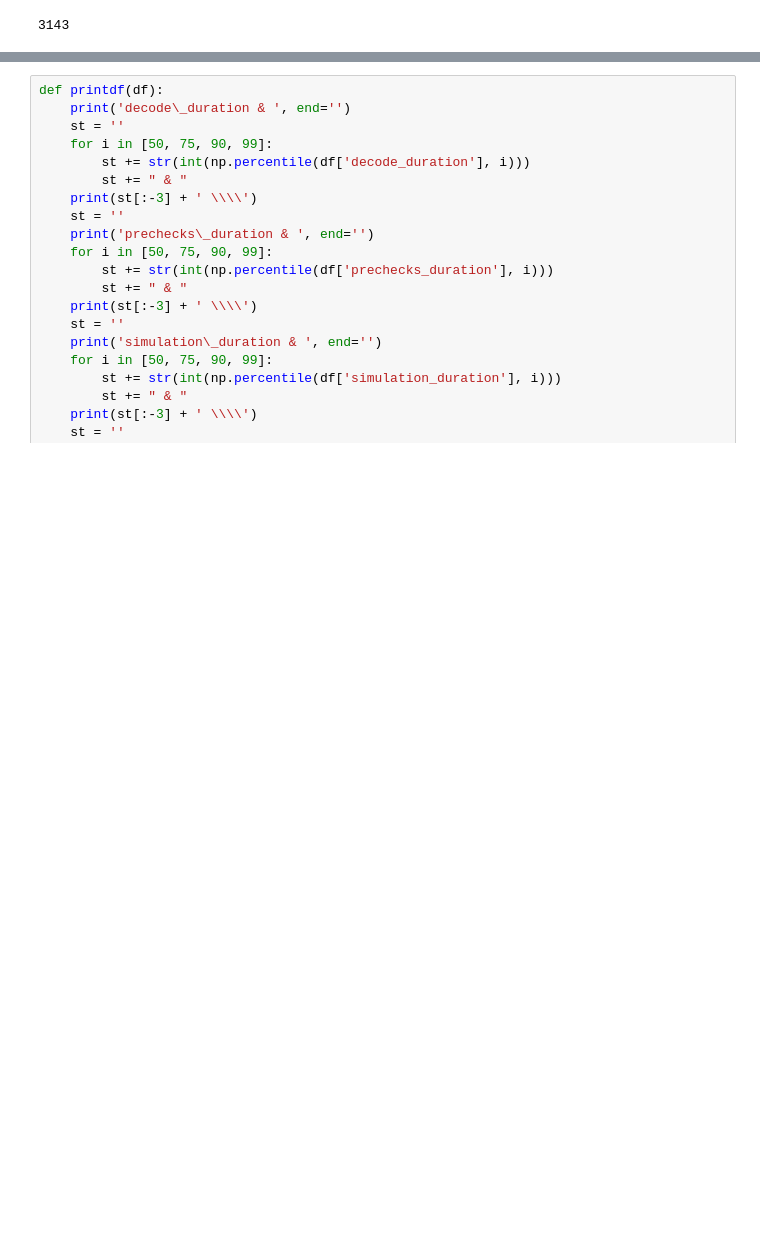
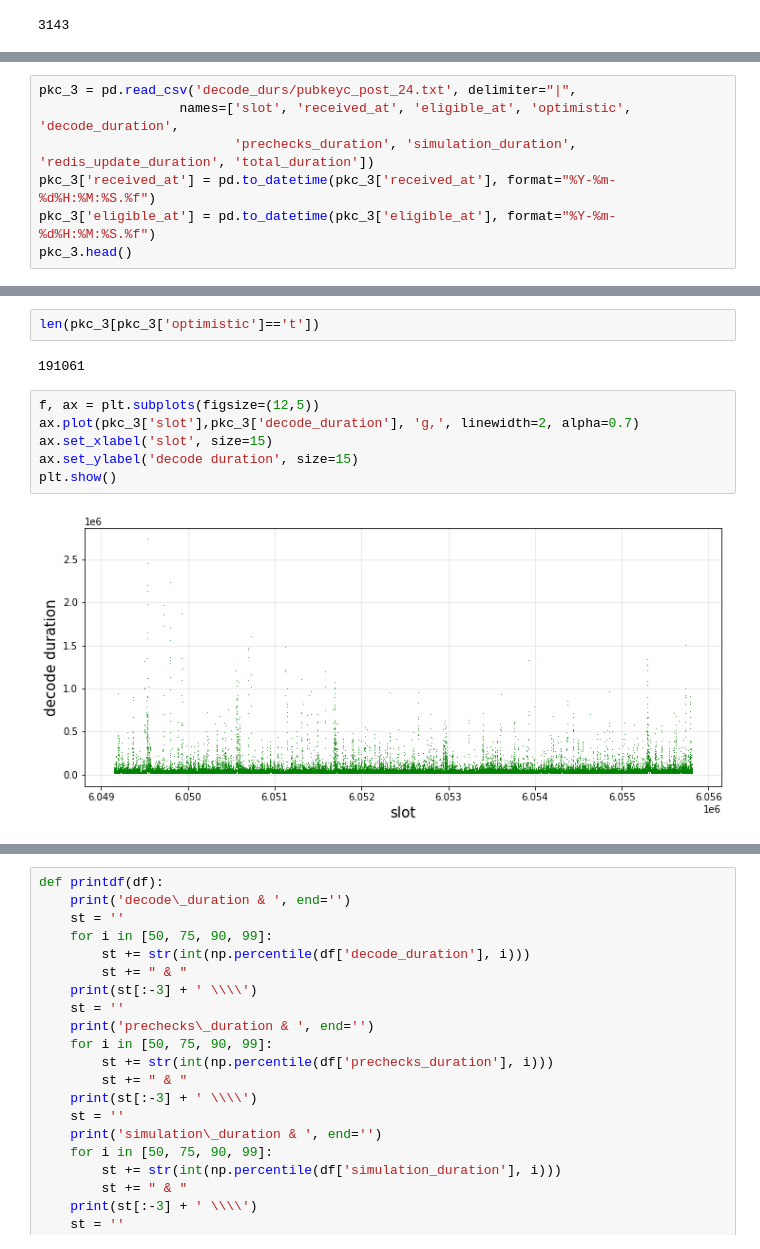
Before and after one commit to michaelneuder/relay-data, a Jupyter notebook: decode_durs.ipynb, the cells around one changed output, grey strips where cells are left out. Cells and saved outputs as stored; diff of their text form; blank space fills up the shorter version.

```diff
--- a/decode_durs.ipynb
+++ b/decode_durs.ipynb
@@ -113,0 +176,7 @@ len(pka_2[pka_2['optimistic']=='t'])
+# %%
+pkc_3 = pd.read_csv('decode_durs/pubkeyc_post_24.txt', delimiter="|",
+                  names=['slot', 'received_at', 'eligible_at', 'optimistic', 'decode_duration',
+                         'prechecks_duration', 'simulation_duration', 'redis_update_duration', 'total_duration'])
+pkc_3['received_at'] = pd.to_datetime(pkc_3['received_at'], format="%Y-%m-%d%H:%M:%S.%f")
+pkc_3['eligible_at'] = pd.to_datetime(pkc_3['eligible_at'], format="%Y-%m-%d%H:%M:%S.%f")
+pkc_3.head()
@@ -113,0 +199,12 @@ len(pka_2[pka_2['optimistic']=='t'])
+# %%
+len(pkc_3[pkc_3['optimistic']=='t'])
+# %% [output]
+191061
+# %%
+f, ax = plt.subplots(figsize=(12,5))
+ax.plot(pkc_3['slot'],pkc_3['decode_duration'], 'g,', linewidth=2, alpha=0.7)
+ax.set_xlabel('slot', size=15)
+ax.set_ylabel('decode duration', size=15)
+plt.show()
+# %% [output]
+[figure, added]
```
Also changed, not shown: parts of 25 cells of this notebook, 10 other files.
